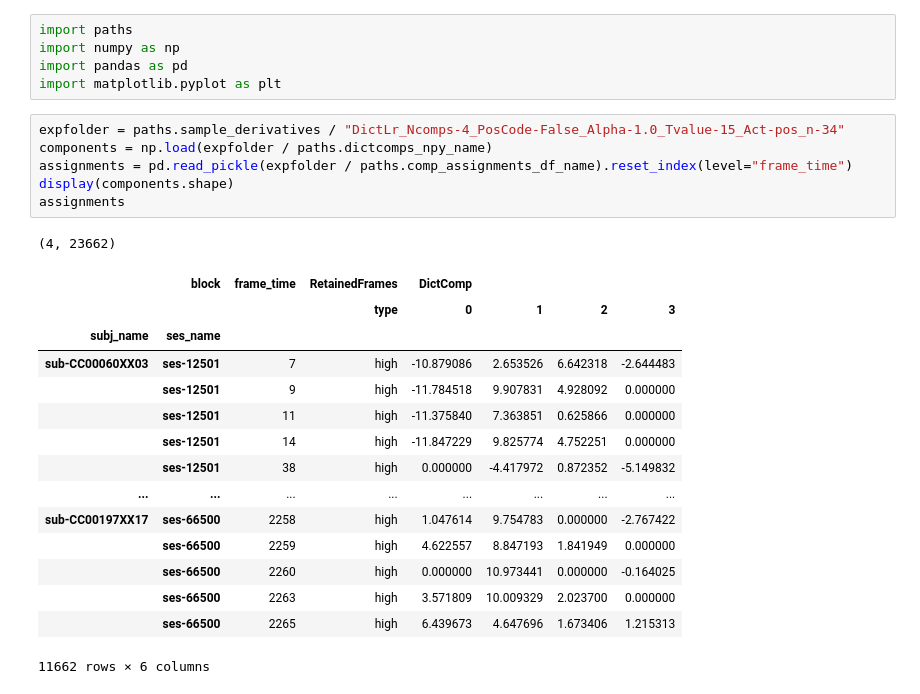
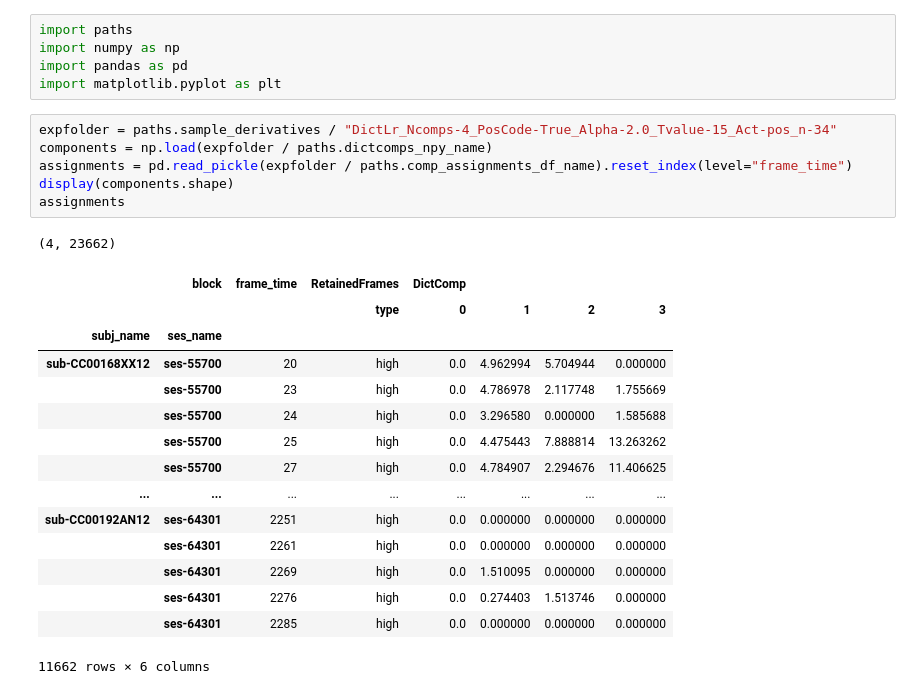
Before and after one commit to seb2o/devCAPs, a Jupyter notebook: src/analyse_dictCAPS.ipynb, the cells around one changed output. Saved outputs shown, nothing was run; the diff lists cells and outputs as text.

```diff
--- a/src/analyse_dictCAPS.ipynb
+++ b/src/analyse_dictCAPS.ipynb
@@ -4,27 +4,27 @@ import numpy as np
 import pandas as pd
 import matplotlib.pyplot as plt
 # %%
-expfolder = paths.sample_derivatives / "DictLr_Ncomps-4_PosCode-False_Alpha-1.0_Tvalue-15_Act-pos_n-34"
+expfolder = paths.sample_derivatives / "DictLr_Ncomps-4_PosCode-True_Alpha-2.0_Tvalue-15_Act-pos_n-34"
 components = np.load(expfolder / paths.dictcomps_npy_name)
 assignments = pd.read_pickle(expfolder / paths.comp_assignments_df_name).reset_index(level="frame_time")
 display(components.shape)
 assignments
 # %% [output]
 (4, 23662)
 |  | block | frame_time | RetainedFrames | DictComp |  |  |  |
 |  |  |  | type | 0 | 1 | 2 | 3 |
 | subj_name | ses_name |  |  |  |  |  |  |
-| sub-CC00060XX03 | ses-12501 | 7 | high | -10.879086 | 2.653526 | 6.642318 | -2.644483 |
-|  | ses-12501 | 9 | high | -11.784518 | 9.907831 | 4.928092 | 0.000000 |
-|  | ses-12501 | 11 | high | -11.375840 | 7.363851 | 0.625866 | 0.000000 |
-|  | ses-12501 | 14 | high | -11.847229 | 9.825774 | 4.752251 | 0.000000 |
-|  | ses-12501 | 38 | high | 0.000000 | -4.417972 | 0.872352 | -5.149832 |
+| sub-CC00168XX12 | ses-55700 | 20 | high | 0.0 | 4.962994 | 5.704944 | 0.000000 |
+|  | ses-55700 | 23 | high | 0.0 | 4.786978 | 2.117748 | 1.755669 |
+|  | ses-55700 | 24 | high | 0.0 | 3.296580 | 0.000000 | 1.585688 |
+|  | ses-55700 | 25 | high | 0.0 | 4.475443 | 7.888814 | 13.263262 |
+|  | ses-55700 | 27 | high | 0.0 | 4.784907 | 2.294676 | 11.406625 |
 | ... | ... | ... | ... | ... | ... | ... | ... |
-| sub-CC00197XX17 | ses-66500 | 2258 | high | 1.047614 | 9.754783 | 0.000000 | -2.767422 |
-|  | ses-66500 | 2259 | high | 4.622557 | 8.847193 | 1.841949 | 0.000000 |
-|  | ses-66500 | 2260 | high | 0.000000 | 10.973441 | 0.000000 | -0.164025 |
-|  | ses-66500 | 2263 | high | 3.571809 | 10.009329 | 2.023700 | 0.000000 |
-|  | ses-66500 | 2265 | high | 6.439673 | 4.647696 | 1.673406 | 1.215313 |
+| sub-CC00192AN12 | ses-64301 | 2251 | high | 0.0 | 0.000000 | 0.000000 | 0.000000 |
+|  | ses-64301 | 2261 | high | 0.0 | 0.000000 | 0.000000 | 0.000000 |
+|  | ses-64301 | 2269 | high | 0.0 | 1.510095 | 0.000000 | 0.000000 |
+|  | ses-64301 | 2276 | high | 0.0 | 0.274403 | 1.513746 | 0.000000 |
+|  | ses-64301 | 2285 | high | 0.0 | 0.000000 | 0.000000 | 0.000000 |
 11662 rows × 6 columns
 # %%
 subjs_infos = paths.bids_root / "combined.tsv"
```
Also changed, not shown: parts of 4 cells of this notebook.
